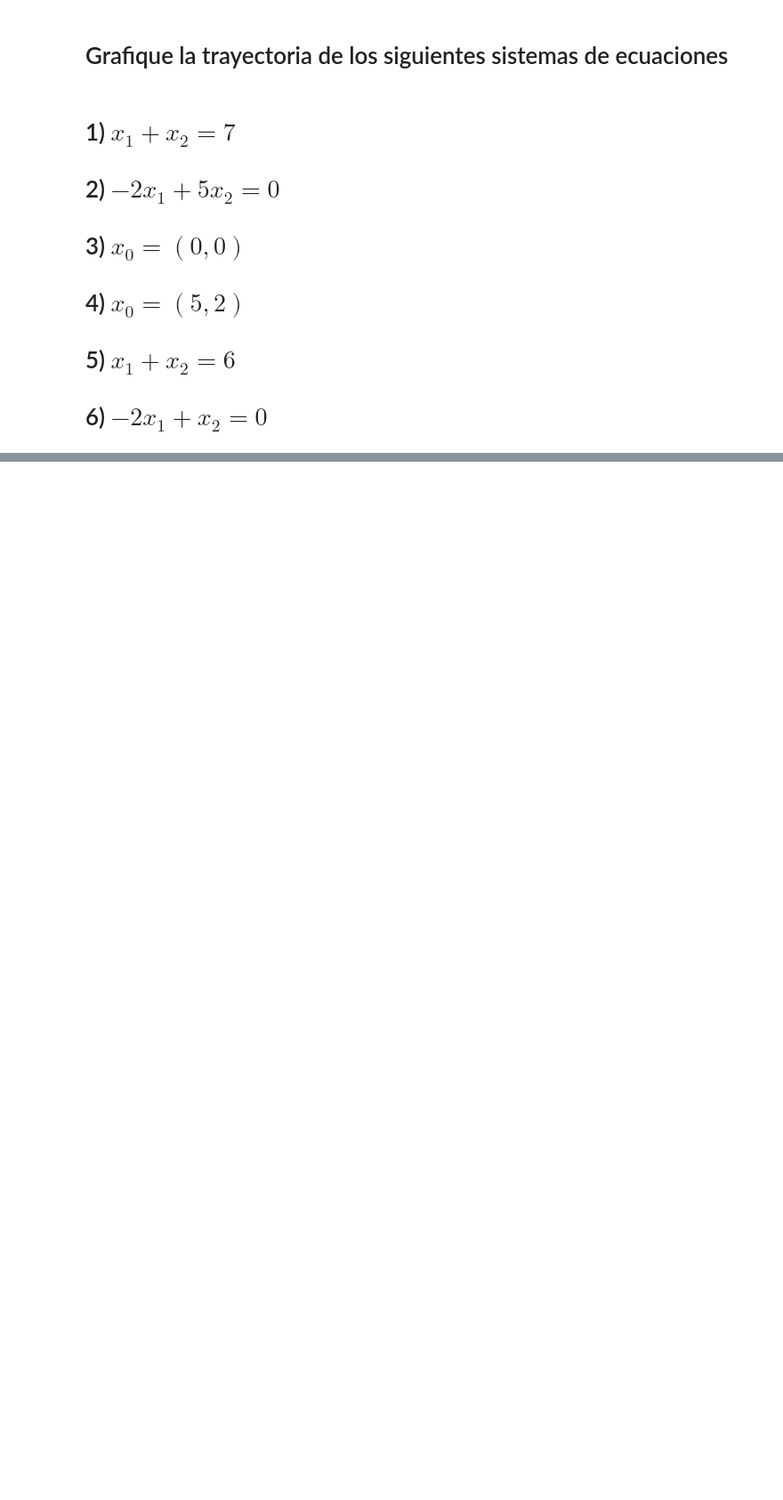
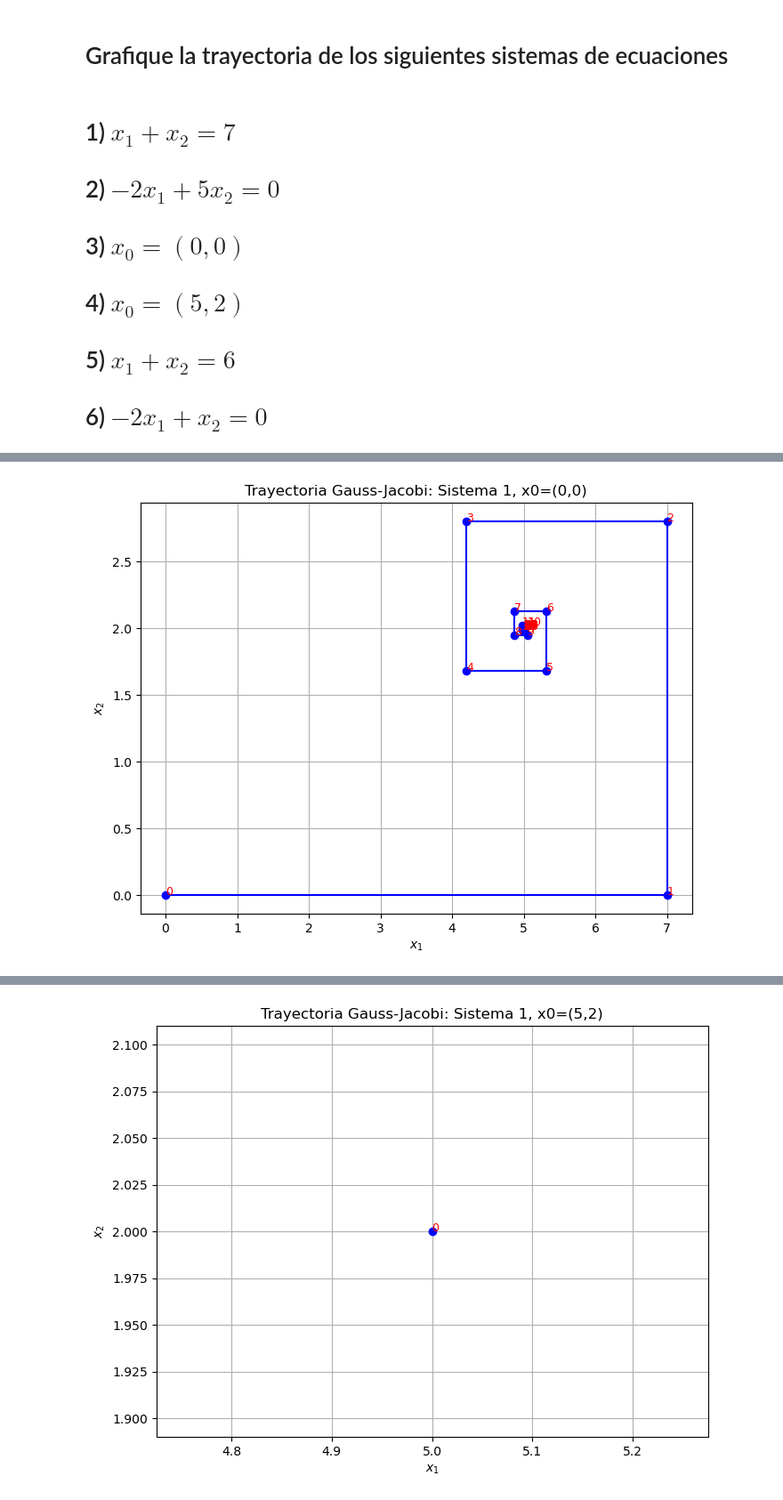
Before and after one commit to kurereishu/-Taller-2b-M-todos-iterativos, a Jupyter notebook: Taller_2B.ipynb, the cells around one changed output, grey strips where cells are left out. Shown: that part at 89% size. Drawn from its saved outputs; the diff is of its cells as text; code cells hidden in the pictures; blank space fills up the shorter version.

```diff
--- a/Taller_2B.ipynb
+++ b/Taller_2B.ipynb
@@ -74,0 +116,51 @@ plt.show()
+# %%
+import numpy as np
+import matplotlib.pyplot as plt
+from iterative_methods import gauss_jacobi
+
+# Define the systems of equations using points 1 to 6
+# System 1:
+# x1 + x2 = 7
+# -2x1 + 5x2 = 0
+A1 = np.array([[1, 1],
+               [-2, 5]], dtype=float)
+b1 = np.array([[7],
+               [0]], dtype=float)
+
+# System 2:
+# x1 + x2 = 6
+# -2x1 + x2 = 0
+A2 = np.array([[1, 1],
+               [-2, 1]], dtype=float)
+b2 = np.array([[6],
+               [0]], dtype=float)
+
+# Initial points
+x0_1 = np.array([[0], [0]], dtype=float)
+x0_2 = np.array([[5], [2]], dtype=float)
+
+tol = 1e-6
+max_iter = 50
+
+def plot_trajectory(A, b, x0, title):
+    x_sol, trajectory = gauss_jacobi(A=A, b=b, x0=x0, tol=tol, max_iter=max_iter)
+    trajectory = np.hstack(trajectory).T  # Convert list of vectors to matrix for plotting
+
+    plt.figure(figsize=(8, 6))
+    plt.plot(trajectory[:, 0], trajectory[:, 1], marker='o', linestyle='-', color='b')
+    for i, (x, y) in enumerate(zip(trajectory[:, 0], trajectory[:, 1])):
+        plt.text(x, y, f'{i}', fontsize=9, color='red')
+    plt.title(title)
+    plt.xlabel('$x_1$')
+    plt.ylabel('$x_2$')
+    plt.grid(True)
+    plt.show()
+
+# Plot for system 1 with both initial points
+plot_trajectory(A1, b1, x0_1, 'Trayectoria Gauss-Jacobi: Sistema 1, x0=(0,0)')
+plot_trajectory(A1, b1, x0_2, 'Trayectoria Gauss-Jacobi: Sistema 1, x0=(5,2)')
+
+# Plot for system 2 with both initial points
+plot_trajectory(A2, b2, x0_1, 'Trayectoria Gauss-Jacobi: Sistema 2, x0=(0,0)')
+plot_trajectory(A2, b2, x0_2, 'Trayectoria Gauss-Jacobi: Sistema 2, x0=(5,2)')
+# %% [output]
@@ -74,0 +184 @@ plt.show()
+[figure, added]
@@ -74,0 +186 @@ plt.show()
+[figure, added]
```
Also changed, not shown: parts of 5 cells of this notebook.
